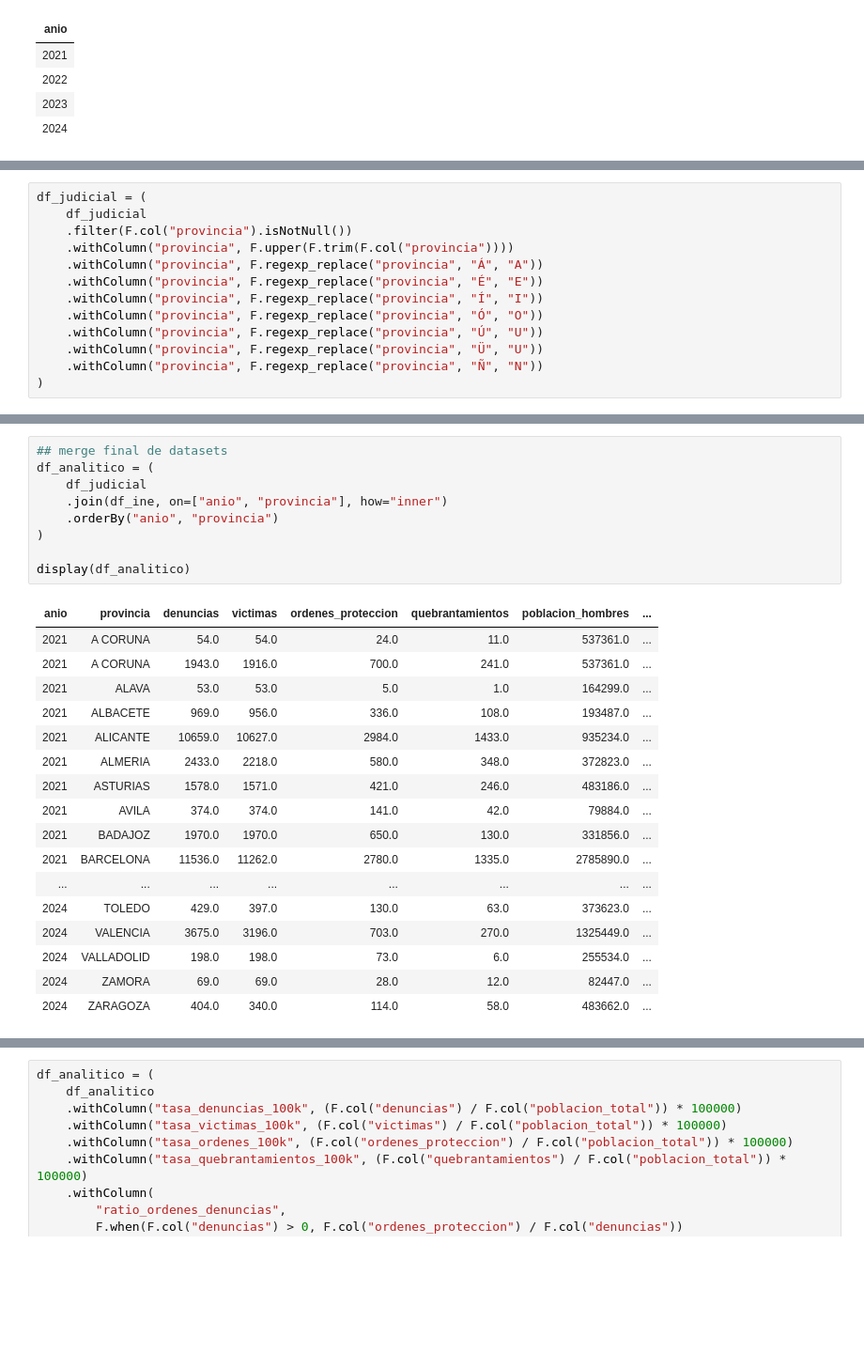
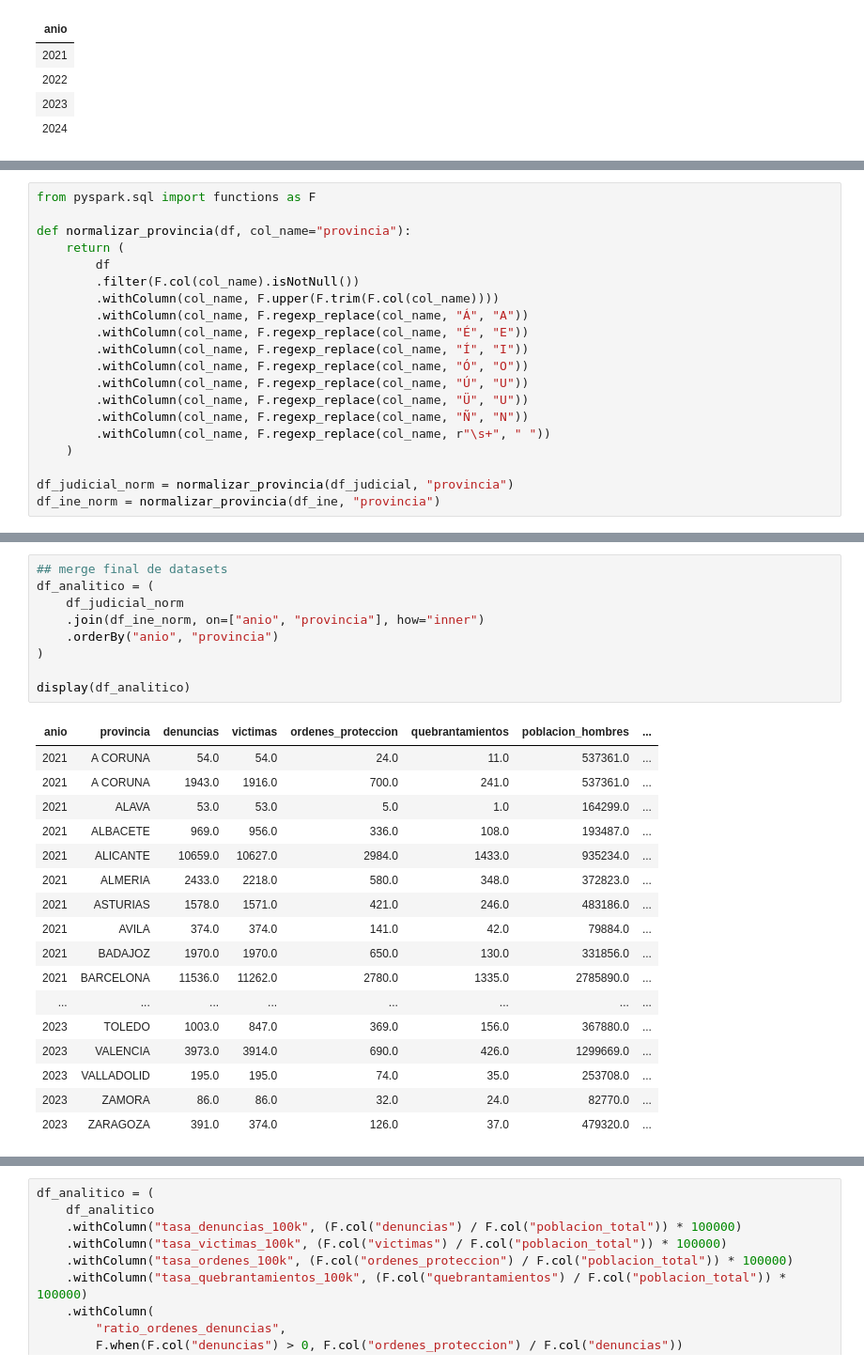
Before and after one commit to visnurTFM/tfm-violencia-genero-espana, a Jupyter notebook: notebooks/04_merge_final.ipynb, the cells around one changed output, grey strips where cells are left out. Shown at 94% size. Drawn from its saved outputs; the diff is of its cells as text; blank space fills up the shorter version.

```diff
--- a/notebooks/04_merge_final.ipynb
+++ b/notebooks/04_merge_final.ipynb
@@ -110,13 +84,20 @@ display(
 # %%
-df_judicial = (
-    df_judicial
-    .filter(F.col("provincia").isNotNull())
-    .withColumn("provincia", F.upper(F.trim(F.col("provincia"))))
-    .withColumn("provincia", F.regexp_replace("provincia", "Á", "A"))
-    .withColumn("provincia", F.regexp_replace("provincia", "É", "E"))
-    .withColumn("provincia", F.regexp_replace("provincia", "Í", "I"))
-    .withColumn("provincia", F.regexp_replace("provincia", "Ó", "O"))
-    .withColumn("provincia", F.regexp_replace("provincia", "Ú", "U"))
-    .withColumn("provincia", F.regexp_replace("provincia", "Ü", "U"))
-    .withColumn("provincia", F.regexp_replace("provincia", "Ñ", "N"))
-)
+from pyspark.sql import functions as F
+
+def normalizar_provincia(df, col_name="provincia"):
+    return (
+        df
+        .filter(F.col(col_name).isNotNull())
+        .withColumn(col_name, F.upper(F.trim(F.col(col_name))))
+        .withColumn(col_name, F.regexp_replace(col_name, "Á", "A"))
+        .withColumn(col_name, F.regexp_replace(col_name, "É", "E"))
+        .withColumn(col_name, F.regexp_replace(col_name, "Í", "I"))
+        .withColumn(col_name, F.regexp_replace(col_name, "Ó", "O"))
+        .withColumn(col_name, F.regexp_replace(col_name, "Ú", "U"))
+        .withColumn(col_name, F.regexp_replace(col_name, "Ü", "U"))
+        .withColumn(col_name, F.regexp_replace(col_name, "Ñ", "N"))
+        .withColumn(col_name, F.regexp_replace(col_name, r"\s+", " "))
+    )
+
+df_judicial_norm = normalizar_provincia(df_judicial, "provincia")
+df_ine_norm = normalizar_provincia(df_ine, "provincia")
@@ -166,27 +149,27 @@ display(provincias_ine_no_judicial)
 # %%
 ## merge final de datasets
 df_analitico = (
-    df_judicial
-    .join(df_ine, on=["anio", "provincia"], how="inner")
+    df_judicial_norm
+    .join(df_ine_norm, on=["anio", "provincia"], how="inner")
     .orderBy("anio", "provincia")
 )
 
 display(df_analitico)
 # %% [output]
 | anio | provincia | denuncias | victimas | ordenes_proteccion | quebrantamientos | poblacion_hombres | ... |
 | 2021 | A CORUNA | 54.0 | 54.0 | 24.0 | 11.0 | 537361.0 | ... |
 | 2021 | A CORUNA | 1943.0 | 1916.0 | 700.0 | 241.0 | 537361.0 | ... |
 | 2021 | ALAVA | 53.0 | 53.0 | 5.0 | 1.0 | 164299.0 | ... |
 | 2021 | ALBACETE | 969.0 | 956.0 | 336.0 | 108.0 | 193487.0 | ... |
 | 2021 | ALICANTE | 10659.0 | 10627.0 | 2984.0 | 1433.0 | 935234.0 | ... |
 | 2021 | ALMERIA | 2433.0 | 2218.0 | 580.0 | 348.0 | 372823.0 | ... |
 | 2021 | ASTURIAS | 1578.0 | 1571.0 | 421.0 | 246.0 | 483186.0 | ... |
 | 2021 | AVILA | 374.0 | 374.0 | 141.0 | 42.0 | 79884.0 | ... |
 | 2021 | BADAJOZ | 1970.0 | 1970.0 | 650.0 | 130.0 | 331856.0 | ... |
 | 2021 | BARCELONA | 11536.0 | 11262.0 | 2780.0 | 1335.0 | 2785890.0 | ... |
 | ... | ... | ... | ... | ... | ... | ... | ... |
-| 2024 | TOLEDO | 429.0 | 397.0 | 130.0 | 63.0 | 373623.0 | ... |
-| 2024 | VALENCIA | 3675.0 | 3196.0 | 703.0 | 270.0 | 1325449.0 | ... |
-| 2024 | VALLADOLID | 198.0 | 198.0 | 73.0 | 6.0 | 255534.0 | ... |
-| 2024 | ZAMORA | 69.0 | 69.0 | 28.0 | 12.0 | 82447.0 | ... |
-| 2024 | ZARAGOZA | 404.0 | 340.0 | 114.0 | 58.0 | 483662.0 | ... |
+| 2023 | TOLEDO | 1003.0 | 847.0 | 369.0 | 156.0 | 367880.0 | ... |
+| 2023 | VALENCIA | 3973.0 | 3914.0 | 690.0 | 426.0 | 1299669.0 | ... |
+| 2023 | VALLADOLID | 195.0 | 195.0 | 74.0 | 35.0 | 253708.0 | ... |
+| 2023 | ZAMORA | 86.0 | 86.0 | 32.0 | 24.0 | 82770.0 | ... |
+| 2023 | ZARAGOZA | 391.0 | 374.0 | 126.0 | 37.0 | 479320.0 | ... |
```
Also changed, not shown: parts of 17 cells of this notebook, 3 other files.
